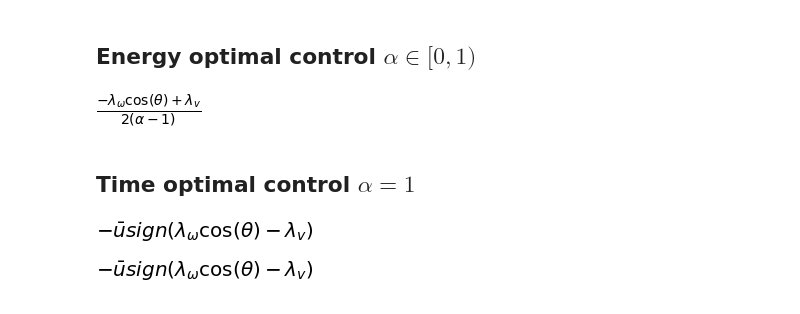
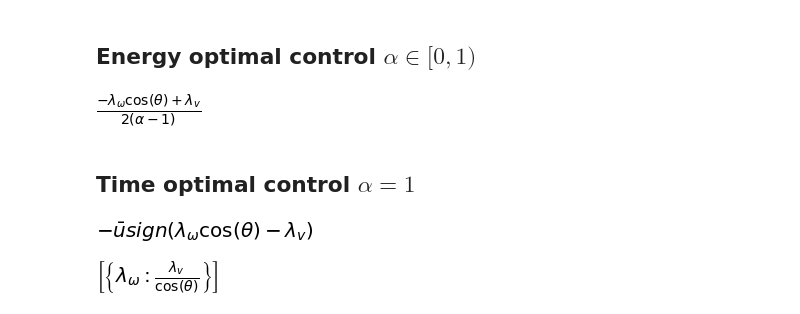
Before and after one commit to cisprague/icra2019, a Jupyter notebook: notebooks/dynamics.ipynb, the cells around one changed output. Drawn from its saved outputs; the diff is of its cells as text; code cells hidden in the pictures.

```diff
--- a/notebooks/dynamics.ipynb
+++ b/notebooks/dynamics.ipynb
@@ -69,7 +69,7 @@ uto = sign(limit(uo, alpha, 1))*us
 uto
 # %% [output]
 [figure]
-# %%
-simplify(uto)
-# %% [output]
-[figure, removed]
+# %%
+solve(uo.diff(alpha))
+# %% [output]
+[figure, added]
```
Also changed, not shown: 16 other files.
